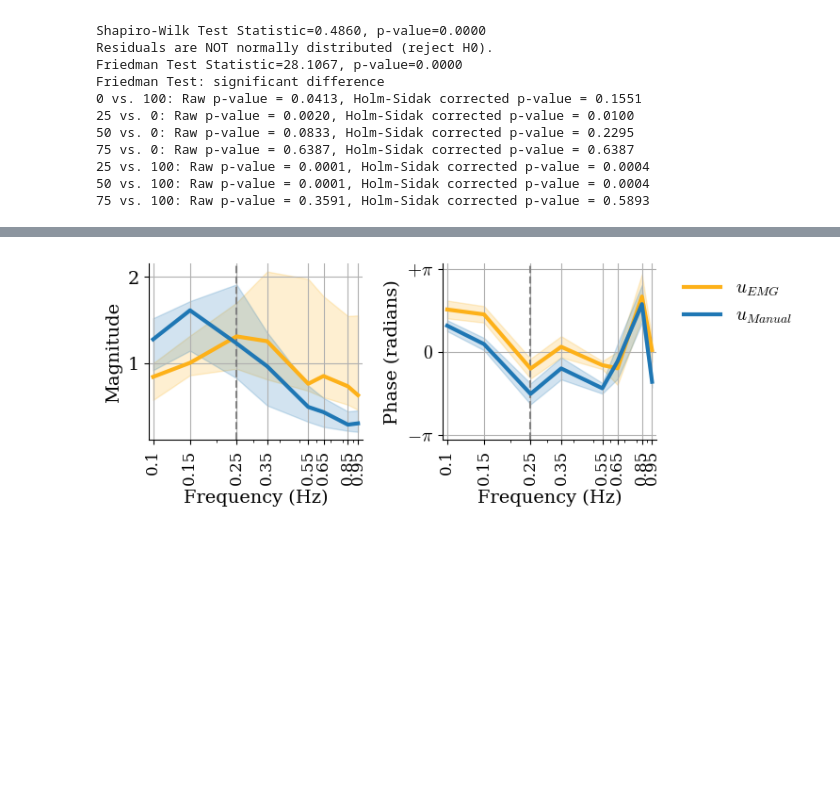
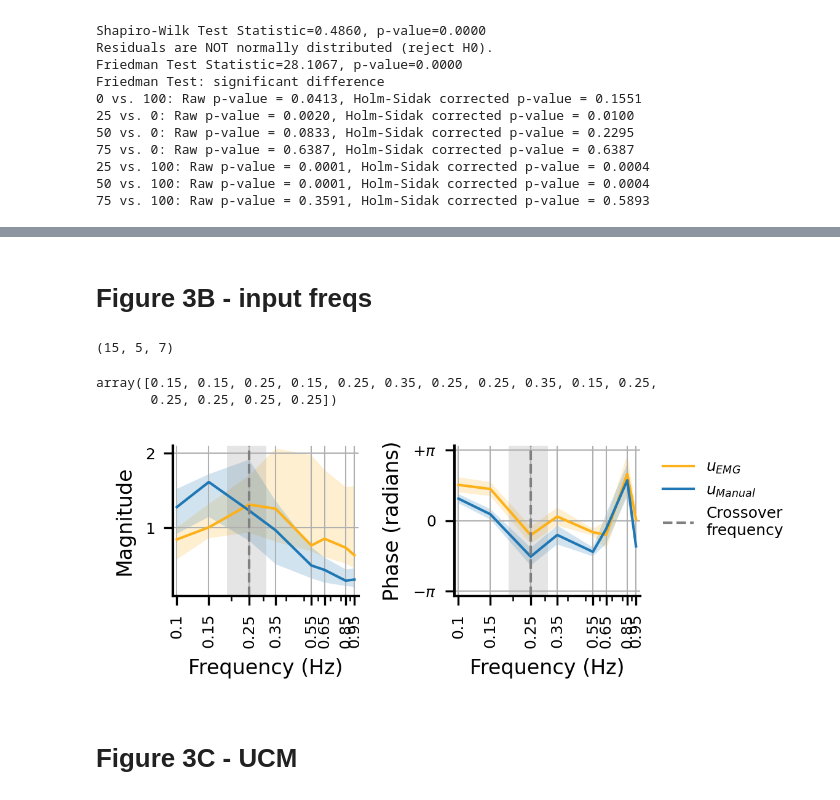
Before and after one commit to sburden-group/sensorimotor_fusion, a Jupyter notebook: analysis/Multimodal paper/20250218_performance.ipynb, the cells around one changed output, grey strips where cells are left out. Saved outputs shown, nothing was run; the diff lists cells and outputs as text; code cells hidden in the pictures; blank space fills up the shorter version.

```diff
--- a/analysis/Multimodal paper/20250218_performance.ipynb
+++ b/analysis/Multimodal paper/20250218_performance.ipynb
@@ -92,9 +73,10 @@ scaleOutputScreen =  0.25
 # %% [markdown]
 # Load data
 # %%
-# with open('multimodal_data.pkl', 'wb') as file:
-#     pickle.dump(ALLdata, file)
+# CGANGE THIS TO YOUR OWN PATH
+path = "C:\\Users\\amber\\OneDrive - UW\\Sensorimotor Fusion\\pickles\\"  # for Amber's laptop
+# path = r'/Users/amberchou/Library/CloudStorage/OneDrive-UW(2)/meta/eye_tracking/pickles/pickles_11_subjects/'  # for Amber's mac
 
 # Load the array from the file
-with open('multimodal_data.pkl', 'rb') as file:
+with open(path+'multimodal_data.pkl', 'rb') as file:
     Rs,Ds,MDs,Us,U0s,U1s,Ys,rs,ds,mds,us,u0s,u1s,ys,errors,Tur,Tu0r,Tu1r,Tud,Tu0d,Tu1d,Tyr,Tyd,F,B,F0,F1,B0,B1 = pickle.load(file)
@@ -714,77 +712,106 @@ plt.show()
+# %% [markdown]
+# Figure 3B - input freqs
+# %%
+# crossover frequency for each subject
+L = B * M
+# Find index along frequency axis where value is closest to 1
+closest_idx = np.argmin(np.abs(np.abs(L) - 1), axis=-1)
+
+print(closest_idx.shape)  # (15, 5, 7)
+
+crossover_freqs = freqs[closest_idx]  # shape (15, 5, 7)
+
+# find mean crossover frequency for each subject
+mean_crossover_freqs = np.median(crossover_freqs, axis=(1,2))
+mean_crossover_freqs
+# %% [output]
+(15, 5, 7)
+array([0.15, 0.15, 0.25, 0.15, 0.25, 0.35, 0.25, 0.25, 0.35, 0.15, 0.25,
+       0.25, 0.25, 0.25, 0.25])
 # %%
 # population level for Even trials
 # Bode plot of F and B
 xticks = np.array([0.1 , 0.15, 0.25, 0.35, 0.55, 0.65, 0.85, 0.95])
 xlim = (0.095, 1.0)
+ylim = (0.09,2.1)
 ylimphase = (-np.pi-0.2,np.pi+ 0.2)
 yticksphase = [-np.pi,0.,np.pi]
 yticklabelsphase = [r'$-\pi$',r'$0$',r'$+\pi$']
 
 cond = 2
 last_trials = 10
-fig,axs = plt.subplots(1,2,sharex=True,figsize=(8,3))
+fig,axs = plt.subplots(1,2,sharex=True,figsize=(4,1.5),dpi=300)
 
 # magnitude
 ax = axs[0]
-ax.axvline(x=0.25, color='grey', linestyle='--')
+# ax.axvline(x=0.25, color='grey', linestyle='--')
 U0_mean = np.mean(np.abs(100*U0s[:,cond,-last_trials:,:][:,:,IX]),axis = 1) #mean across all trials
 q25,q50,q75 = np.quantile(U0_mean,[0.25,0.5,0.75],axis = 0) # across subjects
-ax.plot(freqs,q50,'-',label = 'EMG input',color = colors['GOLD'],linewidth = 3)
-ax.fill_between(freqs, q25, q75, alpha=0.2,color = colors['GOLD'])
+ax.plot(freqs,q50,'-',label = 'EMG input',color = colors['GOLD'])
+ax.fill_between(freqs, q25, q75, alpha=0.2,color = colors['GOLD'],edgecolor = None)
 
 U1_mean = np.mean(np.abs(100*U1s[:,cond,-last_trials:,:][:,:,IX]),axis = 1) #mean across all trials
 q25,q50,q75 = np.quantile(U1_mean,[0.25,0.5,0.75],axis = 0) # across subjects
-ax.plot(freqs,q50,'-',label = 'Manual input',color = colors['BLUE'],linewidth = 3)
-ax.fill_between(freqs, q25, q75, alpha=0.2,color = colors['BLUE'])
+ax.plot(freqs,q50,'-',label = 'Manual input',color = colors['BLUE'])
+ax.fill_between(freqs, q25, q75, alpha=0.2,color = colors['BLUE'],edgecolor = None)
 
 # ax.plot(freqs, 100*np.abs((1/M)*Stimuli),'--', label = 'Stimuli',color = 'black',linewidth = 3)
+# cross over frequency
+mean_cf = np.median(mean_crossover_freqs)
+std_cf = np.std(mean_crossover_freqs)
+ax.axvline(x=mean_cf, color='grey', linestyle='--')
+ax.fill_betweenx(y=ylim, x1=mean_cf-std_cf, x2=mean_cf+std_cf, color='grey', alpha=0.2,edgecolor = None)
 
 ax.set_xscale("log")
 ax.set_xlim(xlim)
 ax.set_xticks(xticks)
-ax.set_xticklabels(xticks,rotation=90,fontsize = 12)
-ax.grid('on',zorder=-1)
-# ax.set_ylim(0.1,80)
+ax.set_xticklabels(xticks,rotation=90)
+ax.grid('on',zorder=-1,linewidth = 0.5)
+ax.set_ylim(ylim)
 # ax.set_yscale("log")
 ax.set_ylabel('Magnitude')
 ax.set_xlabel('Frequency (Hz)')
 ax.spines['top'].set_visible(False)
 ax.spines['right'].set_visible(False)
 
 # phase
 ax = axs[1]
-ax.axvline(x=0.25, color='grey', linestyle='--')
+# ax.axvline(x=0.25, color='grey', linestyle='--')
 angles = np.angle(np.mean(np.exp(1j*(np.angle(100*U0s[:,cond,-last_trials:,:][:,:,IX]))),axis = 1))
 z = np.mean(np.exp(1j*(angles-np.pi/2)), axis=0)
 mean = np.angle(z)+np.pi/2
 disp = 1 - np.abs(z)
-ax.plot(freqs,mean,'-',label = r'$u_{EMG}$',color = colors['GOLD'],linewidth = 3)
-ax.fill_between(freqs,mean+disp,mean-disp,alpha = 0.2,color = colors['GOLD'])
+ax.plot(freqs,mean,'-',label = r'$u_{EMG}$',color = colors['GOLD'])
+ax.fill_between(freqs,mean+disp,mean-disp,alpha = 0.2,color = colors['GOLD'],edgecolor = None)
 
 angles = np.angle(np.mean(np.exp(1j*(np.angle(100*U1s[:,cond,-last_trials:,:][:,:,IX]))),axis = 1))
 z = np.mean(np.exp(1j*(angles)), axis=0)
 mean = np.angle(z)
 disp = 1 - np.abs(z)
-ax.plot(freqs,mean,'-',label = r'$u_{Manual}$',color = colors['BLUE'],linewidth = 3)
-ax.fill_between(freqs,mean+disp,mean-disp,alpha = 0.2,color = colors['BLUE'])
+ax.plot(freqs,mean,'-',label = r'$u_{Manual}$',color = colors['BLUE'])
+ax.fill_between(freqs,mean+disp,mean-disp,alpha = 0.2,color = colors['BLUE'],edgecolor = None)
 
-# ax.plot(freqs, np.angle(100*(1/M)*Stimuli),'--', label = 'Stimuli',color = 'black',linewidth = 3)
+# cross over frequency
+mean_cf = np.median(mean_crossover_freqs)
+std_cf = np.std(mean_crossover_freqs)
+ax.axvline(x=mean_cf, color='grey', linestyle='--',label = 'Crossover\nfrequency')
+ax.fill_betweenx(y=ylimphase, x1=mean_cf-std_cf, x2=mean_cf+std_cf, color='grey', alpha=0.2,edgecolor = None)
 
 ax.set_ylabel('Phase (radians)')
-ax.grid('on',zorder=-1)
+ax.grid('on',zorder=-1,linewidth = 0.5)
 ax.set_xticks(xticks)
-ax.set_xticklabels(xticks,rotation=90,fontsize = 12)
+ax.set_xticklabels(xticks,rotation=90)
 ax.set_ylim(ylimphase)
 ax.set_yticks(yticksphase)
 ax.set_yticklabels(yticklabelsphase)
 ax.set_xlabel('Frequency (Hz)')
 ax.spines['top'].set_visible(False)
 ax.spines['right'].set_visible(False)
 
-# ax.legend(loc = 'lower left',frameon=False)
 axs[1].legend(bbox_to_anchor=(1.05, 1), loc='upper left',frameon=False)
 plt.tight_layout()
-# fig.savefig('multimodal_inputs.svg')
 plt.show()
 # %% [output]
-[figure, old version]
+[figure, new version]
+# %% [markdown]
+# Figure 3C - UCM
```
Also changed, not shown: parts of 29 cells of this notebook, 5 other files.
